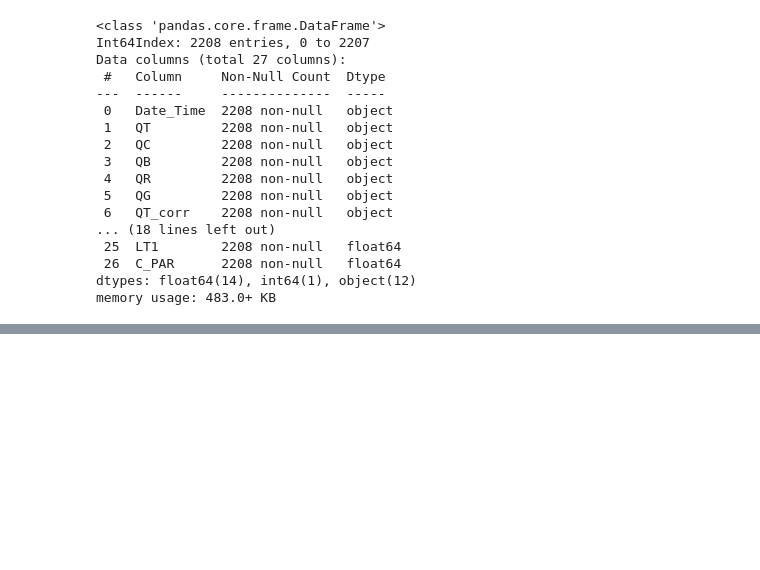
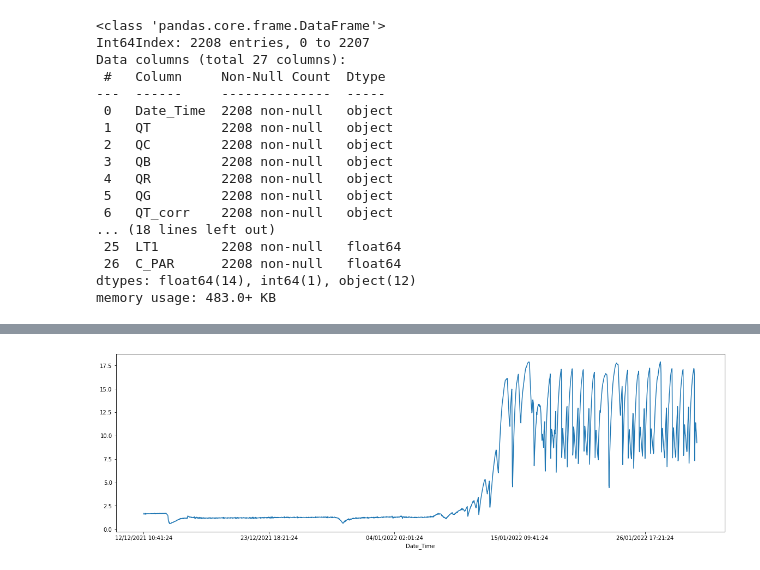
Before and after one commit to janakishyama/ESR_10, a Jupyter notebook: EDA_04_02_22.ipynb, the cells around one changed output, grey strips where cells are left out. Drawn from its saved outputs; the diff is of its cells as text; code cells hidden in the pictures; blank space fills up the shorter version.

Commit message:
basic visualiztion commit

```diff
--- a/EDA_04_02_22.ipynb
+++ b/EDA_04_02_22.ipynb
@@ -532,0 +537,2 @@ FPC11_12_12_21_to_31_01_22.to_csv(r'processed_data/FPC11_12_12_21_to_31_01_22.cs
+# %%
+FPC11_12_12_21_to_31_01_22_indexed = FPC11_12_12_21_to_31_01_22.set_index('Date_Time')
@@ -532,0 +550,6 @@ FPC11_12_12_21_to_31_01_22.to_csv(r'processed_data/FPC11_12_12_21_to_31_01_22.cs
+# %%
+plt.figure(figsize=(20, 6))
+FPC11_12_12_21_to_31_01_22_indexed["CO2sys"].plot()
+plt.show()
+# %% [output]
+[figure, added]
```
Also changed, not shown: parts of 5 cells of this notebook.
